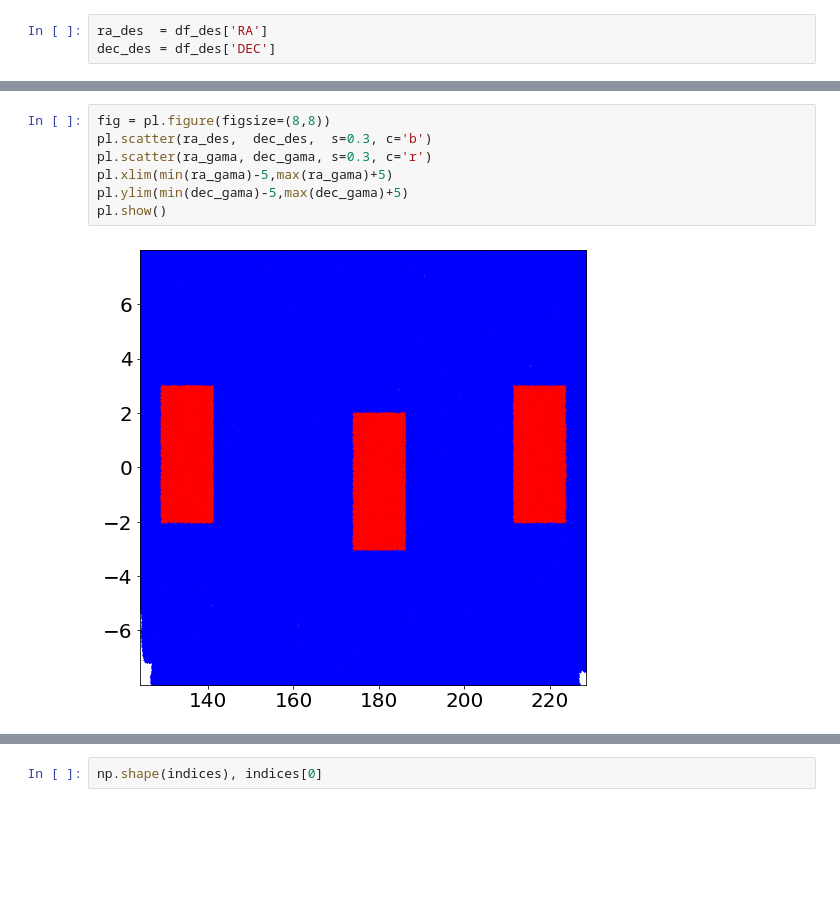
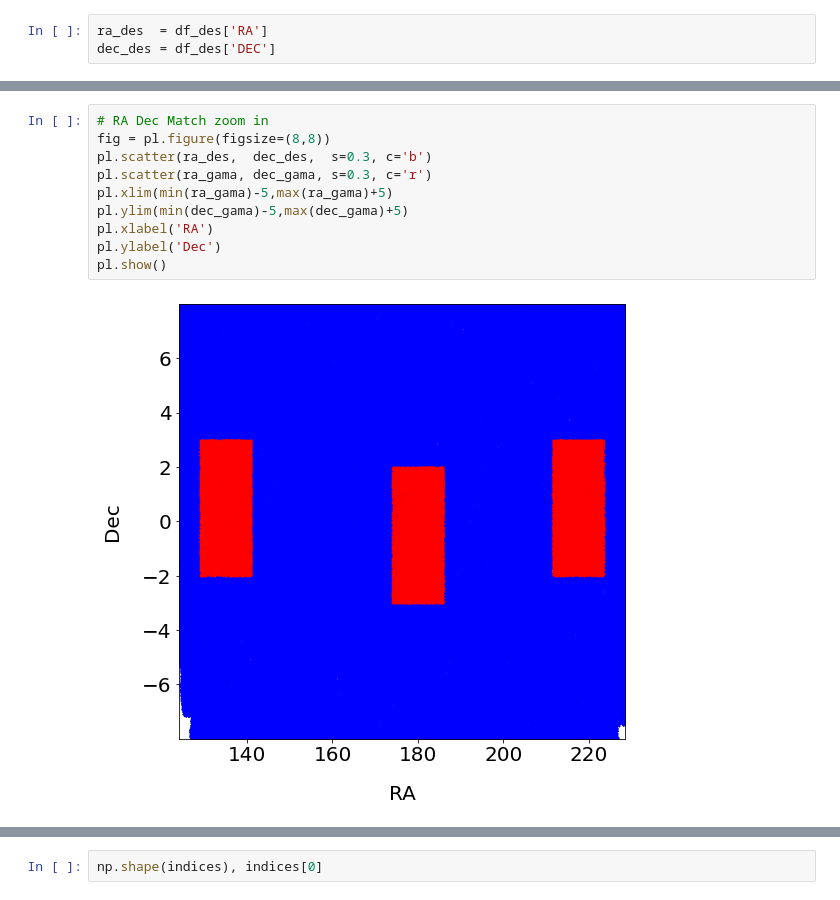
Before and after one commit to jsuarez314/alignment_desi, a Jupyter notebook: GAMA_DES_match.ipynb, the cells around one changed output, grey strips where cells are left out. Drawn from its saved outputs; the diff is of its cells as text; blank space fills up the shorter version.

```diff
--- a/GAMA_DES_match.ipynb
+++ b/GAMA_DES_match.ipynb
@@ -67,10 +58,13 @@ pl.show()
 # %%
+# RA Dec Match zoom in
 fig = pl.figure(figsize=(8,8))
 pl.scatter(ra_des,  dec_des,  s=0.3, c='b')
 pl.scatter(ra_gama, dec_gama, s=0.3, c='r')
 pl.xlim(min(ra_gama)-5,max(ra_gama)+5)
 pl.ylim(min(dec_gama)-5,max(dec_gama)+5)
+pl.xlabel('RA')
+pl.ylabel('Dec')
 pl.show()
 # %% [output]
-[figure, old version]
+[figure, new version]
 # %%
```
Also changed, not shown: parts of 55 cells of this notebook, 2 other files.
